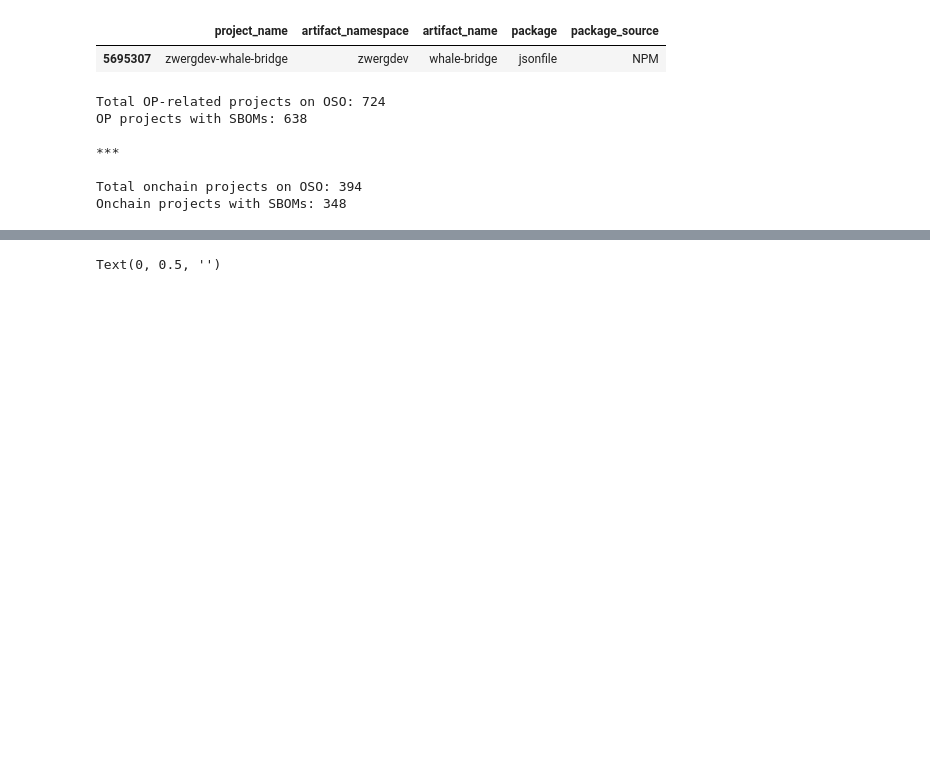
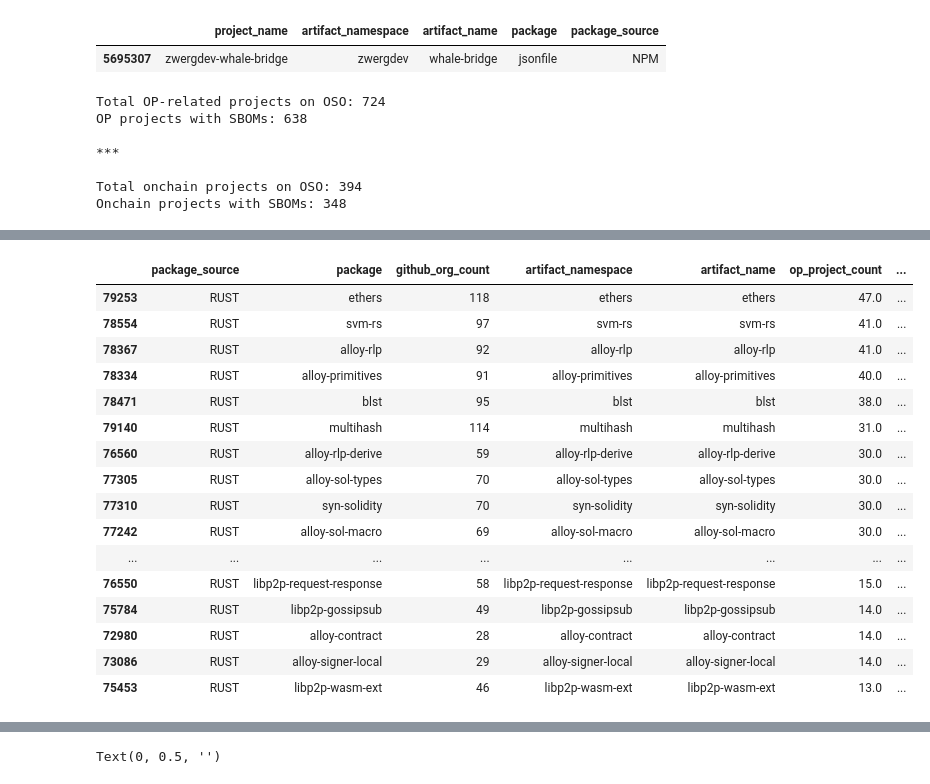
Before and after one commit to opensource-observer/insights, a Jupyter notebook: analysis/optimism/retrofunding7/RF7_DevTooling_DepSearch.ipynb, the cells around one changed output, grey strips where cells are left out. Drawn from its saved outputs; the diff is of its cells as text; code cells hidden in the pictures; blank space fills up the shorter version.

```diff
--- a/analysis/optimism/retrofunding7/RF7_DevTooling_DepSearch.ipynb
+++ b/analysis/optimism/retrofunding7/RF7_DevTooling_DepSearch.ipynb
@@ -160,0 +265,20 @@ df
+# %%
+df_oso[df_oso['package_source'] == 'RUST'].sort_values(by='op_project_share', ascending=False).head(60)
+# %% [output]
+|  | package_source | package | github_org_count | artifact_namespace | artifact_name | op_project_count | ... |
+| 79253 | RUST | ethers | 118 | ethers | ethers | 47.0 | ... |
+| 78554 | RUST | svm-rs | 97 | svm-rs | svm-rs | 41.0 | ... |
+| 78367 | RUST | alloy-rlp | 92 | alloy-rlp | alloy-rlp | 41.0 | ... |
+| 78334 | RUST | alloy-primitives | 91 | alloy-primitives | alloy-primitives | 40.0 | ... |
+| 78471 | RUST | blst | 95 | blst | blst | 38.0 | ... |
+| 79140 | RUST | multihash | 114 | multihash | multihash | 31.0 | ... |
+| 76560 | RUST | alloy-rlp-derive | 59 | alloy-rlp-derive | alloy-rlp-derive | 30.0 | ... |
+| 77305 | RUST | alloy-sol-types | 70 | alloy-sol-types | alloy-sol-types | 30.0 | ... |
+| 77310 | RUST | syn-solidity | 70 | syn-solidity | syn-solidity | 30.0 | ... |
+| 77242 | RUST | alloy-sol-macro | 69 | alloy-sol-macro | alloy-sol-macro | 30.0 | ... |
+| ... | ... | ... | ... | ... | ... | ... | ... |
+| 76550 | RUST | libp2p-request-response | 58 | libp2p-request-response | libp2p-request-response | 15.0 | ... |
+| 75784 | RUST | libp2p-gossipsub | 49 | libp2p-gossipsub | libp2p-gossipsub | 14.0 | ... |
+| 72980 | RUST | alloy-contract | 28 | alloy-contract | alloy-contract | 14.0 | ... |
+| 73086 | RUST | alloy-signer-local | 29 | alloy-signer-local | alloy-signer-local | 14.0 | ... |
+| 75453 | RUST | libp2p-wasm-ext | 46 | libp2p-wasm-ext | libp2p-wasm-ext | 13.0 | ... |
```
Also changed, not shown: parts of 20 cells of this notebook, 1 other file.
